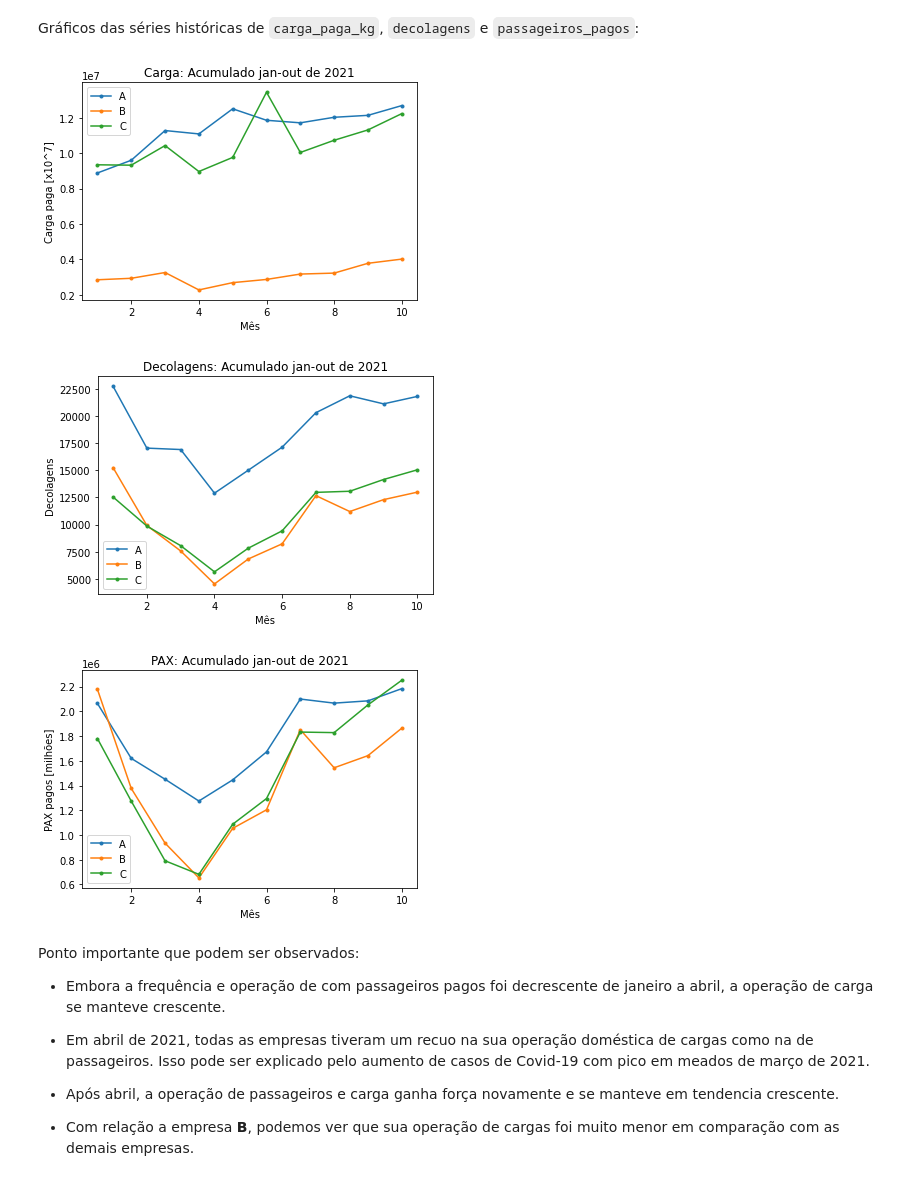
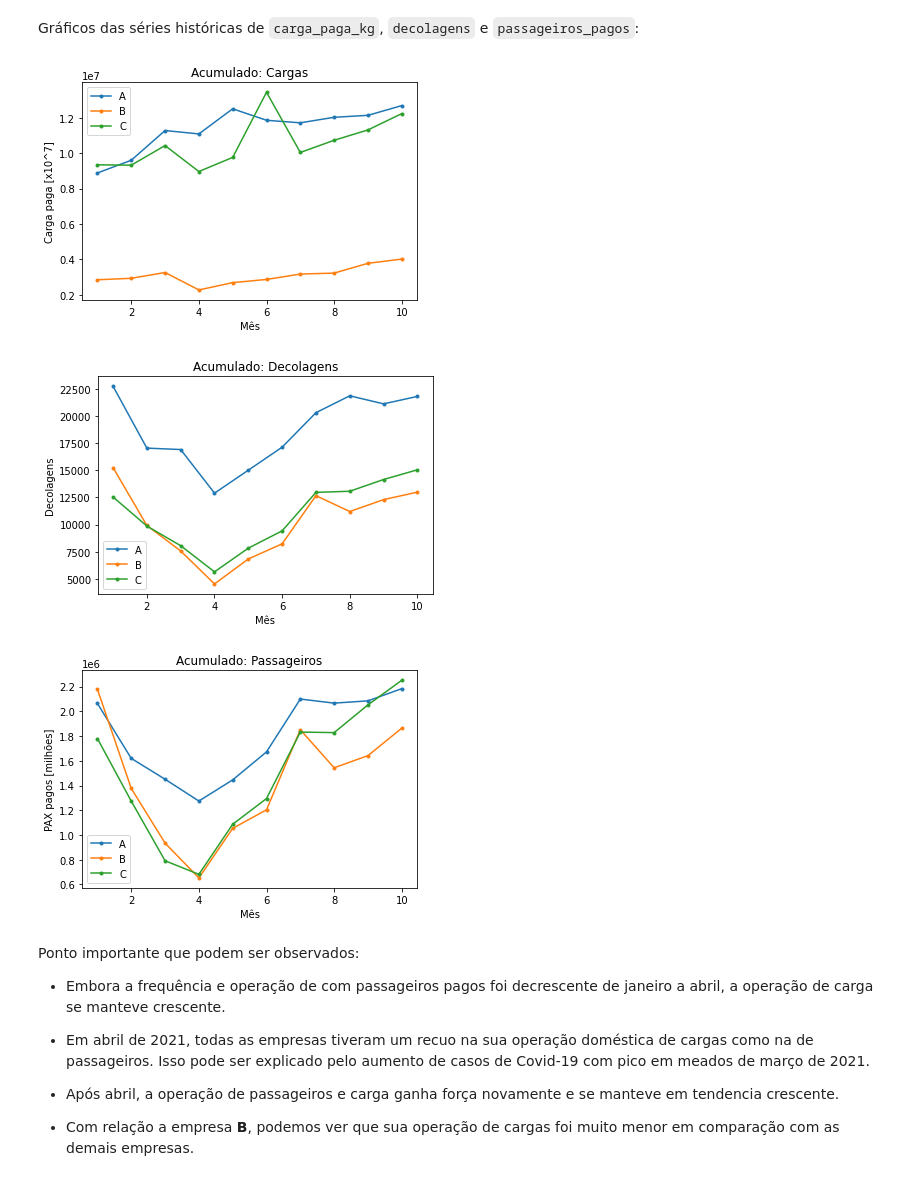
Before and after one commit to Eng-Dan/air-freight-market-share, a Jupyter notebook: Case_Market_Share_Cargas.ipynb, the cells around one changed output. Drawn from its saved outputs; the diff is of its cells as text; code cells hidden in the pictures.

```diff
--- a/Case_Market_Share_Cargas.ipynb
+++ b/Case_Market_Share_Cargas.ipynb
@@ -308,33 +356,33 @@ plt.plot(serie_hist_b['mês'], serie_hist_b['carga_paga_kg'], marker='.', label=
 plt.plot(serie_hist_c['mês'], serie_hist_c['carga_paga_kg'], marker='.', label='C')
 plt.xlabel('Mês')
 plt.ylabel('Carga paga [x10^7]')
-plt.title('Carga: Acumulado jan-out de 2021')
+plt.title('Acumulado: Cargas')
 plt.legend()
 plt.show()
 # %% [output]
-[figure, old version]
+[figure, new version]
 # %%
 plt.plot(serie_hist_a['mês'], serie_hist_a['decolagens'], marker='.', label='A')
 plt.plot(serie_hist_b['mês'], serie_hist_b['decolagens'], marker='.', label='B')
 plt.plot(serie_hist_c['mês'], serie_hist_c['decolagens'], marker='.', label='C')
 plt.xlabel('Mês')
 plt.ylabel('Decolagens')
-plt.title('Decolagens: Acumulado jan-out de 2021')
+plt.title('Acumulado: Decolagens')
 plt.legend()
 plt.show()
 # %% [output]
-[figure, old version]
+[figure, new version]
 # %%
 plt.plot(serie_hist_a['mês'], serie_hist_a['passageiros_pagos'], marker='.', label='A')
 plt.plot(serie_hist_b['mês'], serie_hist_b['passageiros_pagos'], marker='.', label='B')
 plt.plot(serie_hist_c['mês'], serie_hist_c['passageiros_pagos'], marker='.', label='C')
 plt.xlabel('Mês')
 plt.ylabel('PAX pagos [milhões]')
-plt.title('PAX: Acumulado jan-out de 2021')
+plt.title('Acumulado: Passageiros')
 plt.legend()
 plt.show()
 # %% [output]
-[figure, old version]
+[figure, new version]
 # %% [markdown]
 Ponto importante que podem ser observados:
 
```
Also changed, not shown: parts of 35 cells of this notebook.
